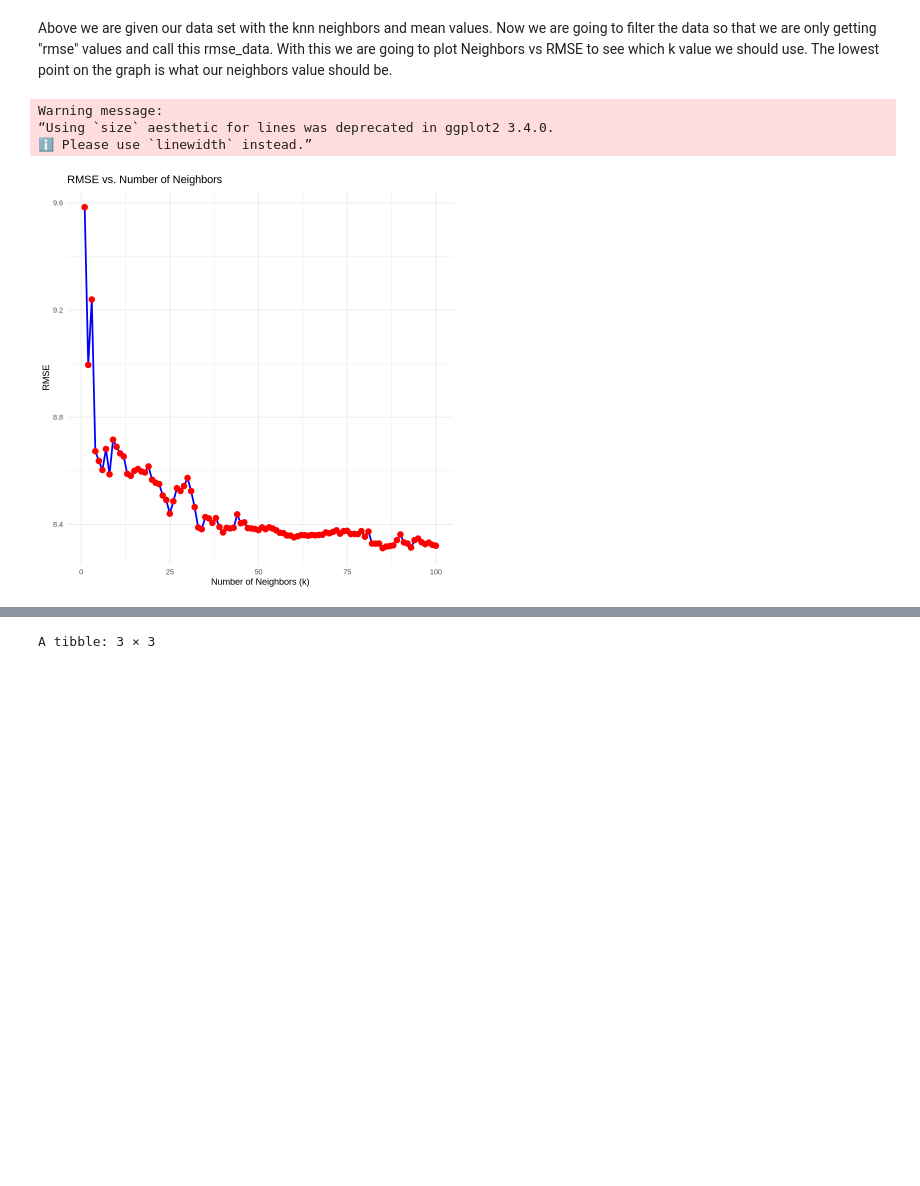
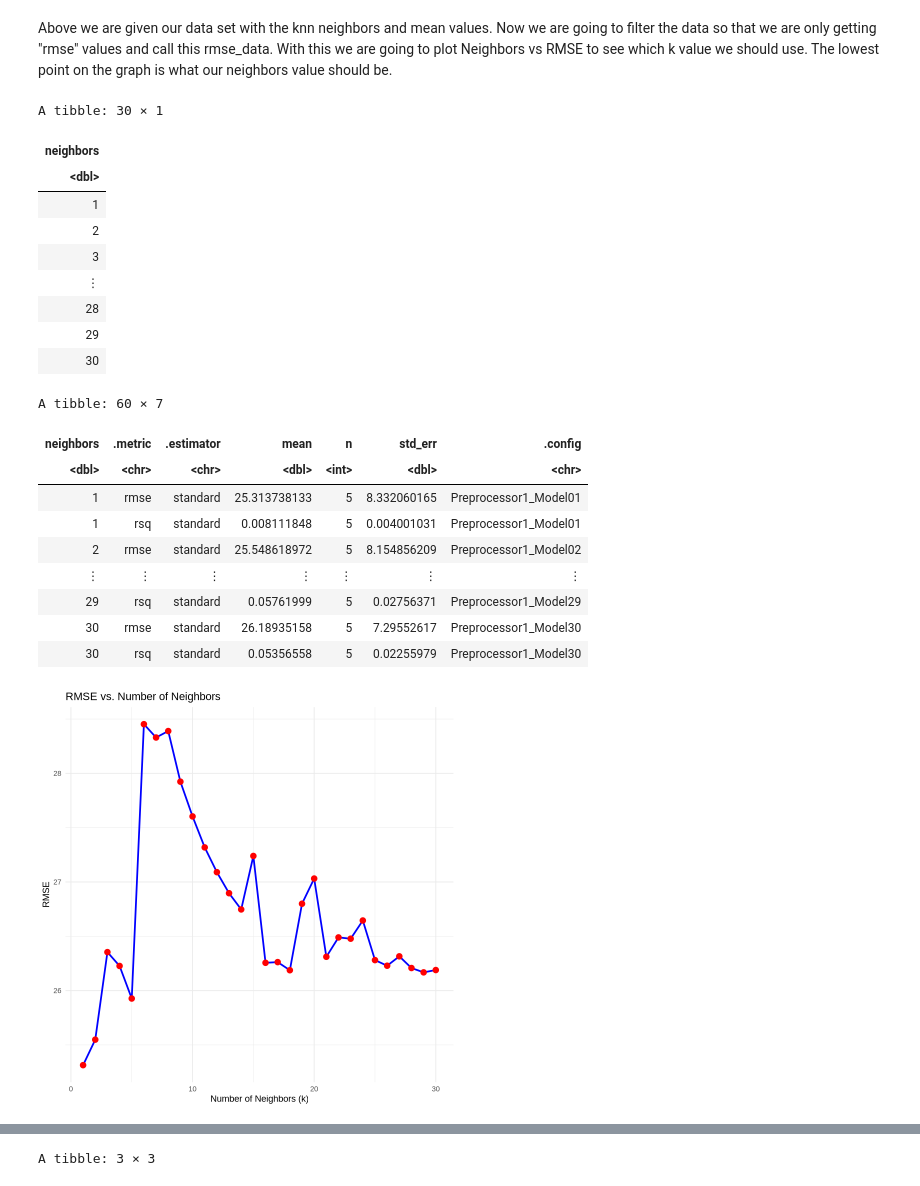
Before and after one commit to alicezh12/Project-Final-Report, a Jupyter notebook: final_project.ipynb, the cells around one changed output, grey strips where cells are left out. Drawn from its saved outputs; the diff is of its cells as text; code cells hidden in the pictures; blank space fills up the shorter version.

```diff
--- a/final_project.ipynb
+++ b/final_project.ipynb
@@ -203,24 +203,16 @@ A tibble: 50 × 2
 # %% [markdown]
 Next step is going to be performing cross validation on our data to determine which K value we should use for our prediction. To achieve this were going to use our k-nn algorithm for regression. Were going to do this by creating our recipe and following the steps get our K value.
 # %%
-set.seed(1234)
+set.seed(1234) #DO NOT REMOVE
+
 players_spec <- nearest_neighbor(weight_func = "rectangular", neighbors = tune()) |>
-    set_engine("kknn") |>
-    set_mode("regression")
+       set_engine("kknn") |>
+       set_mode("regression")
 
 
-players_recipe <- recipe(played_hours ~ age, data = players_select)
+players_recipe <- recipe(played_hours ~ age, data = players_training) |>
+       step_scale(all_predictors()) |>
+       step_center(all_predictors())
 
-players_vfold <- vfold_cv(players_training, v = 5, strata = played_hours)
-
-players_workflow <- workflow() |>
-    add_recipe(players_recipe) |>
-    add_model(players_spec)
-
-gridvals <- tibble(neighbors = seq(1,100, by = 1))
-
-players_results <- players_workflow |>
-    tune_grid(resamples = players_vfold, grid = gridvals) |>
-    collect_metrics()
-players_results
+players_recipe
 # %% [output]
@@ -237,26 +265,52 @@ A tibble: 200 × 7
 # %% [markdown]
 Above we are given our data set with the knn neighbors and mean values. Now we are going to filter the data so that we are only getting "rmse" values and call this rmse_data. With this we are going to plot Neighbors vs RMSE to see which k value we should use. The lowest point on the graph is what our neighbors value should be.
 # %%
-set.seed(1234)
+set.seed(2019) # DO NOT CHANGE
 
+gridvals <- tibble(neighbors = seq(from = 1, to = 30, by = 1))
+
+players_results <- players_workflow |>
+    tune_grid(resamples = players_vfold, grid = gridvals) |>
+    collect_metrics()
+
+gridvals
+
+players_results
 rmse_data <- players_results |>
   filter(.metric == "rmse")
 
 rmse_plot <- rmse_data |>
   ggplot(aes(x = neighbors, y = mean)) +
   geom_line(color = "blue", size = 1) +
   geom_point(color = "red", size = 3) +
   labs(
     x = "Number of Neighbors (k)",
     y = "RMSE",
     title = "RMSE vs. Number of Neighbors"
   ) +
   theme_minimal()
 
 rmse_plot
 # %% [output]
-Warning message:
-“Using `size` aesthetic for lines was deprecated in ggplot2 3.4.0.
-ℹ Please use `linewidth` instead.”
+A tibble: 30 × 1
+| neighbors |
+| <dbl> |
+| 1 |
+| 2 |
+| 3 |
+| ⋮ |
+| 28 |
+| 29 |
+| 30 |
+A tibble: 60 × 7
+| neighbors | .metric | .estimator | mean | n | std_err | .config |
+| <dbl> | <chr> | <chr> | <dbl> | <int> | <dbl> | <chr> |
+| 1 | rmse | standard | 25.313738133 | 5 | 8.332060165 | Preprocessor1_Model01 |
+| 1 | rsq | standard | 0.008111848 | 5 | 0.004001031 | Preprocessor1_Model01 |
+| 2 | rmse | standard | 25.548618972 | 5 | 8.154856209 | Preprocessor1_Model02 |
+| ⋮ | ⋮ | ⋮ | ⋮ | ⋮ | ⋮ | ⋮ |
+| 29 | rsq | standard | 0.05761999 | 5 | 0.02756371 | Preprocessor1_Model29 |
+| 30 | rmse | standard | 26.18935158 | 5 | 7.29552617 | Preprocessor1_Model30 |
+| 30 | rsq | standard | 0.05356558 | 5 | 0.02255979 | Preprocessor1_Model30 |
-[figure, old version]
+[figure, new version]
 # %%
```
Also changed, not shown: parts of 4 cells of this notebook.
